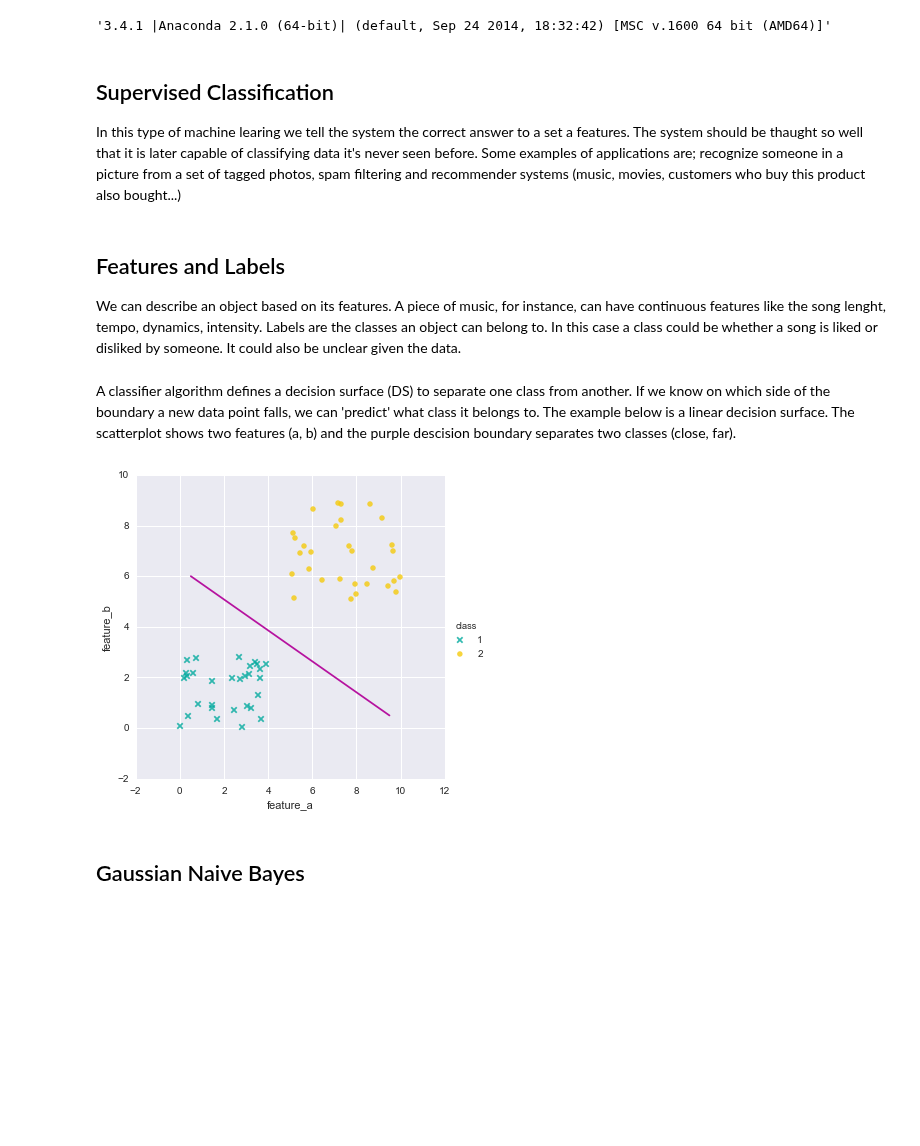
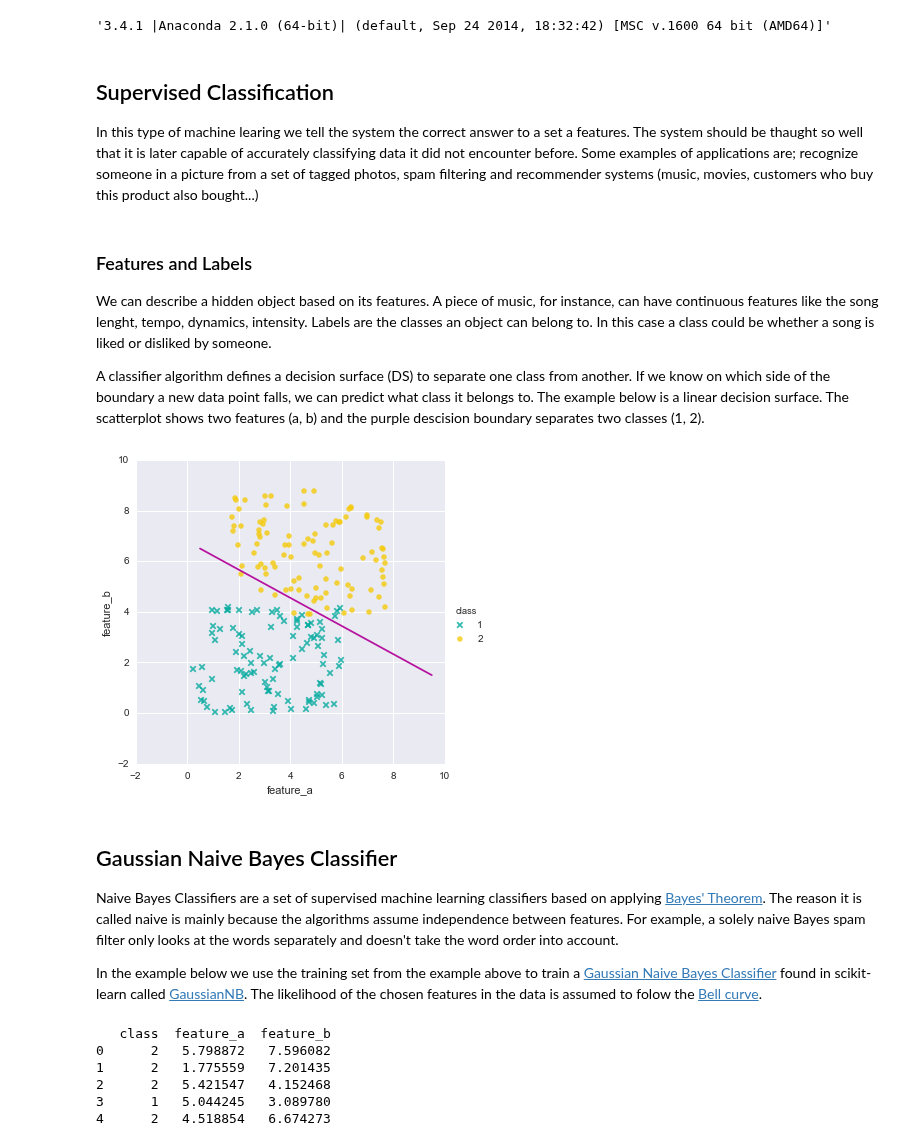
Before and after one commit to leonvanbokhorst/NoteBooks-Statistics-and-MachineLearning, a Jupyter notebook: 0024 Gaussian Naive Bayes Classification in Python.ipynb, the cells around one changed output. Cells and saved outputs as stored; diff of their text form; code cells hidden in the pictures; blank space fills up the shorter version.

Commit message:
Gaussian Naive Bayes Classifier in Python

```diff
--- a/0024 Gaussian Naive Bayes Classification in Python.ipynb
+++ b/0024 Gaussian Naive Bayes Classification in Python.ipynb
@@ -18,25 +15,51 @@ sys.version
 '3.4.1 |Anaconda 2.1.0 (64-bit)| (default, Sep 24 2014, 18:32:42) [MSC v.1600 64 bit (AMD64)]'
 # %% [markdown]
 ## Supervised Classification
-In this type of machine learing we tell the system the correct answer to a set a features. The system should be thaught so well that it is later capable of classifying data it's never seen before. Some examples of applications are; recognize someone in a picture from a set of tagged photos, spam filtering and recommender systems (music, movies, customers who buy this product also bought...)
+In this type of machine learing we tell the system the correct answer to a set a features. The system should be thaught so well that it is later capable of accurately classifying data it did not encounter before. Some examples of applications are; recognize someone in a picture from a set of tagged photos, spam filtering and recommender systems (music, movies, customers who buy this product also bought...)
 # %% [markdown]
-## Features and Labels
-We can describe an object based on its features. A piece of music, for instance, can have continuous features like the song lenght, tempo, dynamics, intensity. Labels are the classes an object can belong to. In this case a class could be whether a song is liked or disliked by someone. It could also be unclear given the data.
+### Features and Labels
+We can describe a hidden object based on its features. A piece of music, for instance, can have continuous features like the song lenght, tempo, dynamics, intensity. Labels are the classes an object can belong to. In this case a class could be whether a song is liked or disliked by someone.
+
+A classifier algorithm defines a decision surface (DS) to separate one class from another. If we know on which side of the boundary a new data point falls, we can predict what class it belongs to. The example below is a linear decision surface. The scatterplot shows two features (a, b) and the purple descision boundary separates two classes (1, 2).
-# %% [markdown]
-A classifier algorithm defines a decision surface (DS) to separate one class from another. If we know on which side of the boundary a new data point falls, we can 'predict' what class it belongs to. The example below is a linear decision surface. The scatterplot shows two features (a, b) and the purple descision boundary separates two classes (close, far).
 # %%
 # Create and plot a linear descision surface
-trainingset = pd.DataFrame({'feature_a': np.random.rand(30) * 4,
-                         'feature_b': np.random.rand(30) * 3, 'class': 1})
-trainingset = trainingset.append(pd.DataFrame({
-                         'feature_a': np.random.rand(30) * 5 + 5,
-                         'feature_b': np.random.rand(30) * 4 + 5, 'class': 2}))
+df = pd.DataFrame({'feature_a': np.random.rand(100) * 6,
+                   'feature_b': np.random.rand(100) * 4.2,
+                   'class': 1})
+df = df.append(pd.DataFrame({
+                   'feature_a': np.random.rand(100) * 6 + 1.7,
+                   'feature_b': np.random.rand(100) * np.random.randint(5,6) + 3.8,
+                   'class': 2}))
 
-sns.lmplot("feature_a", "feature_b", trainingset, hue='class', markers=["x", "o"],
-           scatter_kws={"s": 30}, fit_reg=False);
-plt.plot([9.5,0.5], [0.5,6], color='#B6129F')
+sns.lmplot("feature_a", "feature_b", df, hue='class',
+           markers=["x", "o"], scatter_kws={"s": 30}, fit_reg=False);
+
+plt.plot([9.5,0.5], [1.5,6.5], color='#B6129F')
 plt.show()
 # %% [output]
-[figure, old version]
+[figure, new version]
-# %% [markdown]
-## Gaussian Naive Bayes
+# %% [markdown]
+## Gaussian Naive Bayes Classifier
+Naive Bayes Classifiers are a set of supervised machine learning classifiers based on applying [Bayes' Theorem](http://unsupervised-learning.com/bayes-theorem-conditional-probability/). The reason it is called naive is mainly because the algorithms assume independence between features. For example, a solely naive Bayes spam filter only looks at the words separately and doesn't take the word order into account.
+
+In the example below we use the training set from the example above to train a [Gaussian Naive Bayes Classifier](http://scikit-learn.org/stable/modules/naive_bayes.html#naive-bayes) found in scikit-learn called [GaussianNB](http://scikit-learn.org/stable/modules/generated/sklearn.naive_bayes.GaussianNB.html#sklearn.naive_bayes.GaussianNB). The likelihood of the chosen features in the data is assumed to folow the [Bell curve](http://en.wikipedia.org/wiki/The_Bell_Curve).
+# %%
+# First shuffle the labeled dataframe
+def shuffle(data, n):
+    ind = data.index
+    for i in range(n):
+       sampler = np.random.permutation(data.shape[0])
+       new_vals = data.take(sampler).values
+       data = pd.DataFrame(new_vals, index=ind)
+    return data
+
+df = shuffle(df, 1)
+df.columns = ['class', 'feature_a', 'feature_b']
+df.head()
+# %% [output]
+   class  feature_a  feature_b
+0      2   5.798872   7.596082
+1      2   1.775559   7.201435
+2      2   5.421547   4.152468
+3      1   5.044245   3.089780
+4      2   4.518854   6.674273
```
Also changed, not shown: parts of 11 cells of this notebook.
